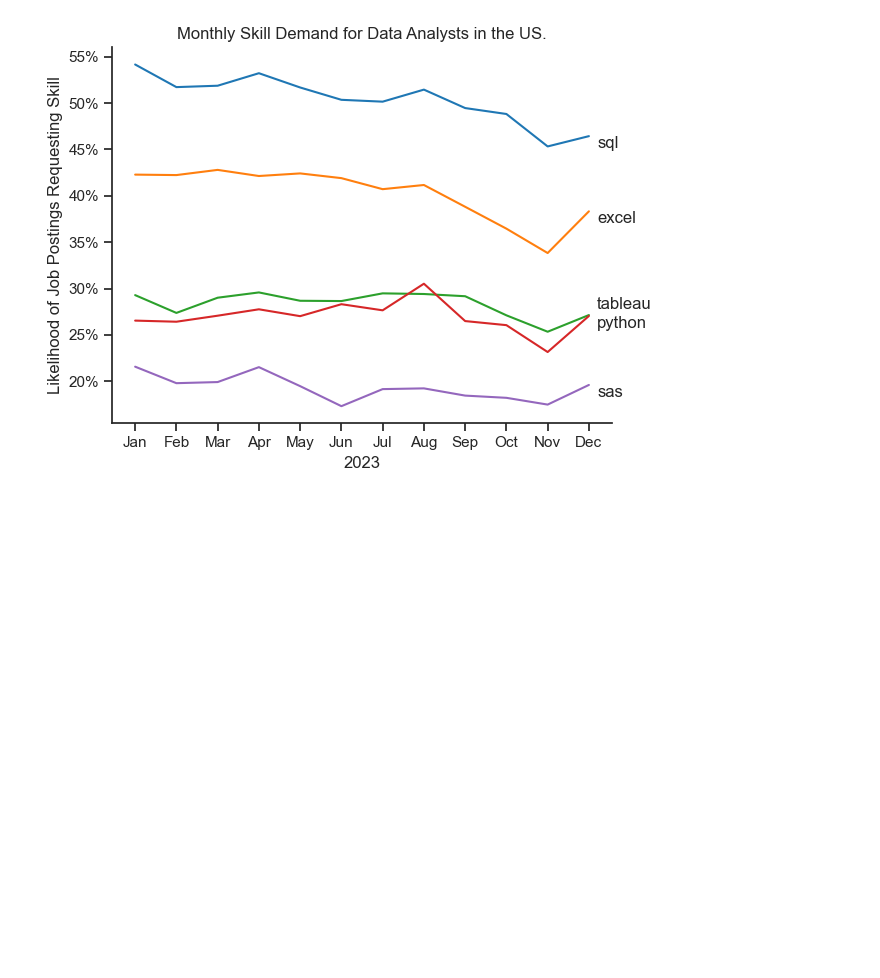
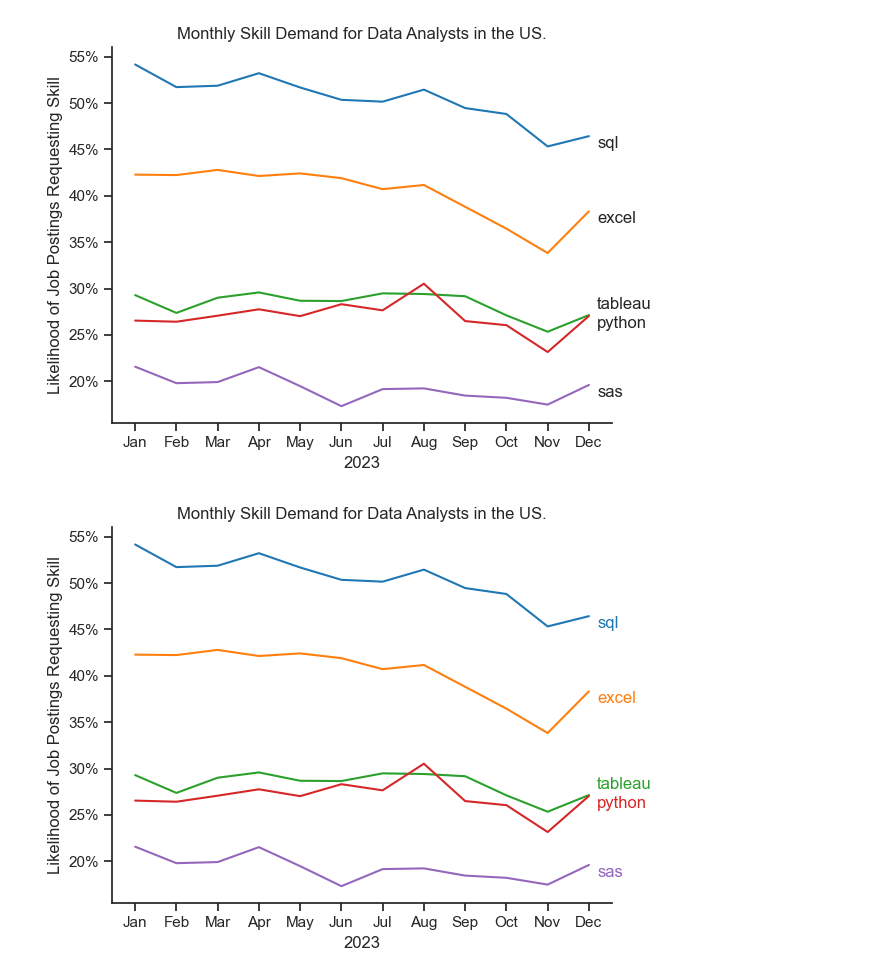
Before and after one commit to jroy2019/Python_data_analytics, a Jupyter notebook: 2_Data_Analytics_Project/3_Skill_trend.ipynb, the cells around one changed output. Cells and saved outputs as stored; diff of their text form; code cells hidden in the pictures; blank space fills up the shorter version.

Commit message:
new plot

```diff
--- a/2_Data_Analytics_Project/3_Skill_trend.ipynb
+++ b/2_Data_Analytics_Project/3_Skill_trend.ipynb
@@ -150,3 +151,27 @@ plt.tight_layout()
 plt.show()
 # %% [output]
 [figure]
+# %%
+# Plot line graph with skill lines and text same color
+
+ax = sns.lineplot(data=df_percent[top_5_skills], dashes=False, palette='tab10')
+
+plt.xlabel('2023')
+plt.ylabel('Likelihood of Job Postings Requesting Skill')
+plt.title('Monthly Skill Demand for Data Analysts in the US.')
+plt.legend().remove()
+sns.despine()
+
+ax.yaxis.set_major_formatter(plt.FuncFormatter(lambda x, _: f'{x:.0f}%'))
+
+lines = ax.lines
+for i, skill in enumerate(top_5_skills):
+    line_color = lines[i].get_color()
+    y = df_percent[skill].iloc[-1]
+    y_adjusted = y + 2 if skill == 'tableau' else y
+    plt.text(x=11.2, y=y_adjusted, s=skill, color=line_color, ha='left', va='top')
+
+plt.tight_layout()
+plt.show()
+# %% [output]
+[figure, added]
```
Also changed, not shown: parts of 8 cells of this notebook.
